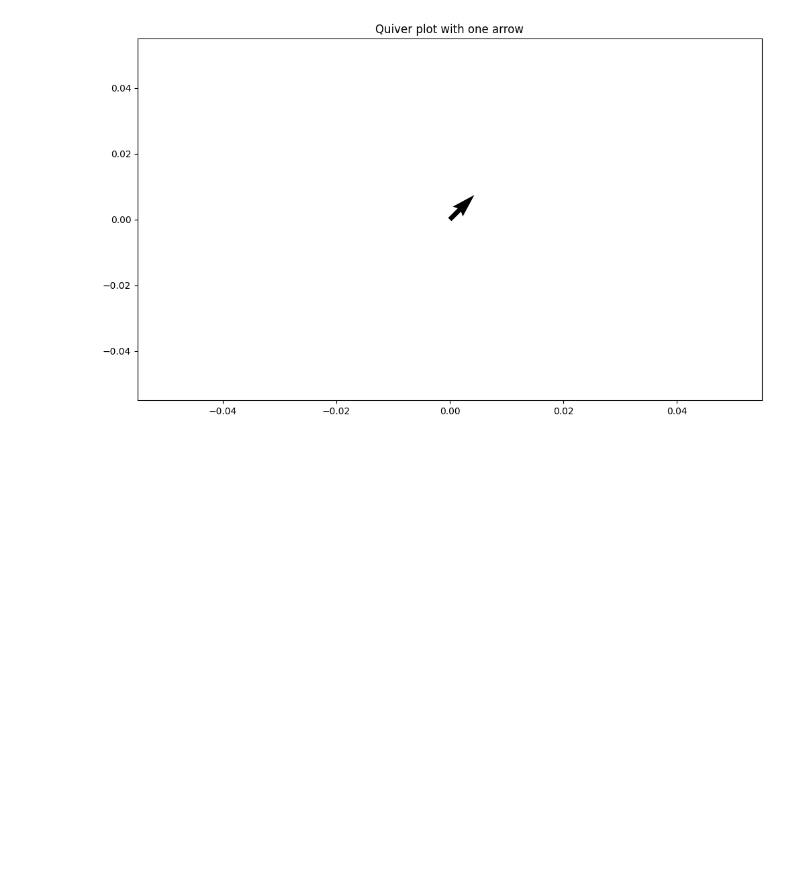
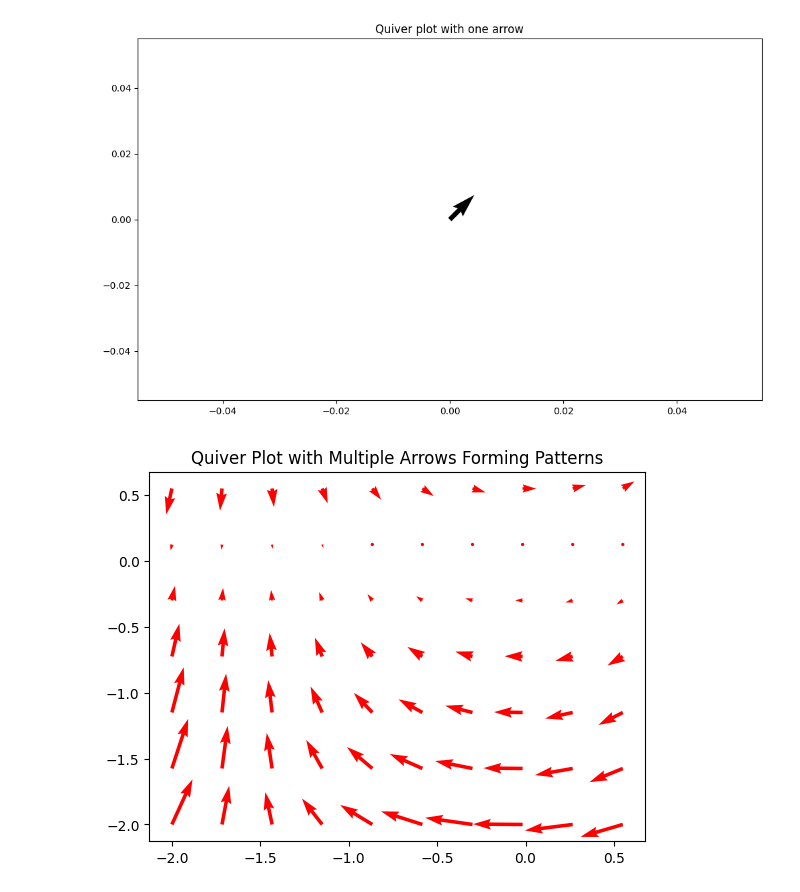
Before and after one commit to Bhumik1277/B_1277, a Jupyter notebook: Vector_visualization.ipynb, the cells around one changed output. Saved outputs shown, nothing was run; the diff lists cells and outputs as text; code cells hidden in the pictures; blank space fills up the shorter version.

```diff
--- a/Vector_visualization.ipynb
+++ b/Vector_visualization.ipynb
@@ -13,3 +13,17 @@ ax.set_title('Quiver plot with one arrow')
 # %% [output]
 Text(0.5, 1.0, 'Quiver plot with one arrow')
 [figure]
+# %%
+x = np.linspace(-2, 0.55, 10)
+y = np.linspace(-2, 0.55, 7)
+X, Y = np.meshgrid(x, y)
+U = np.cos(X)*Y
+V = np.sin(Y)*X
+
+plt.figure()
+plt.title("Quiver Plot with Multiple Arrows Forming Patterns")
+plt.quiver(X, Y, U, V, color='r',scale=20)
+
+plt.show()
+# %% [output]
+[figure, added]
```
